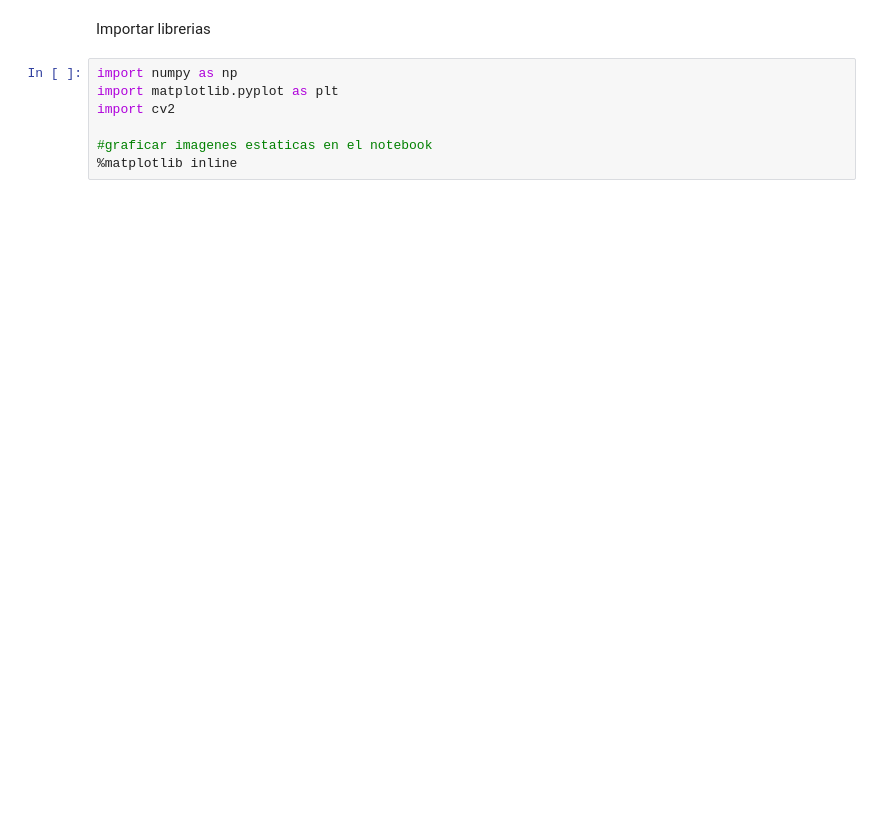
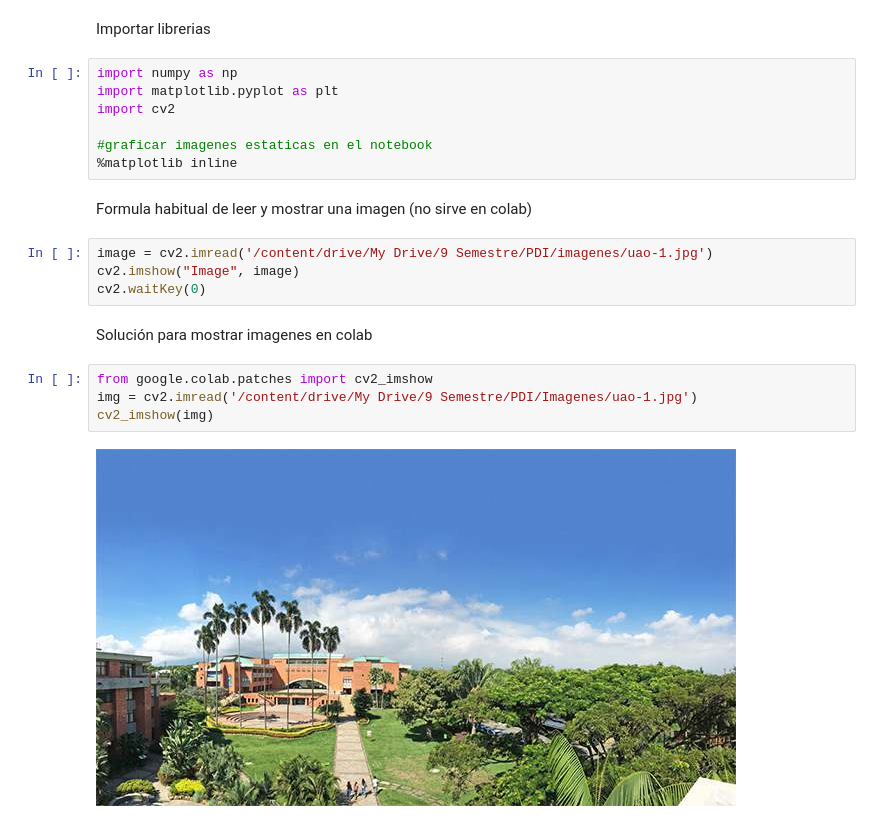
Before and after one commit to kevinmarmolejo28/Carrera, a Jupyter notebook: PDI.ipynb, the cells around one changed output. Drawn from its saved outputs; the diff is of its cells as text; blank space fills up the shorter version.

```diff
--- a/PDI.ipynb
+++ b/PDI.ipynb
@@ -18,3 +12,17 @@ import cv2
 
 #graficar imagenes estaticas en el notebook
 %matplotlib inline
+# %% [markdown]
+Formula habitual de leer y mostrar una imagen (no sirve en colab)
+# %%
+image = cv2.imread('/content/drive/My Drive/9 Semestre/PDI/imagenes/uao-1.jpg')
+cv2.imshow("Image", image)
+cv2.waitKey(0)
+# %% [markdown]
+Solución para mostrar imagenes en colab
+# %%
+from google.colab.patches import cv2_imshow
+img = cv2.imread('/content/drive/My Drive/9 Semestre/PDI/Imagenes/uao-1.jpg')
+cv2_imshow(img)
+# %% [output]
+[figure, added]
```
Also changed, not shown: parts of 1 cell of this notebook.
